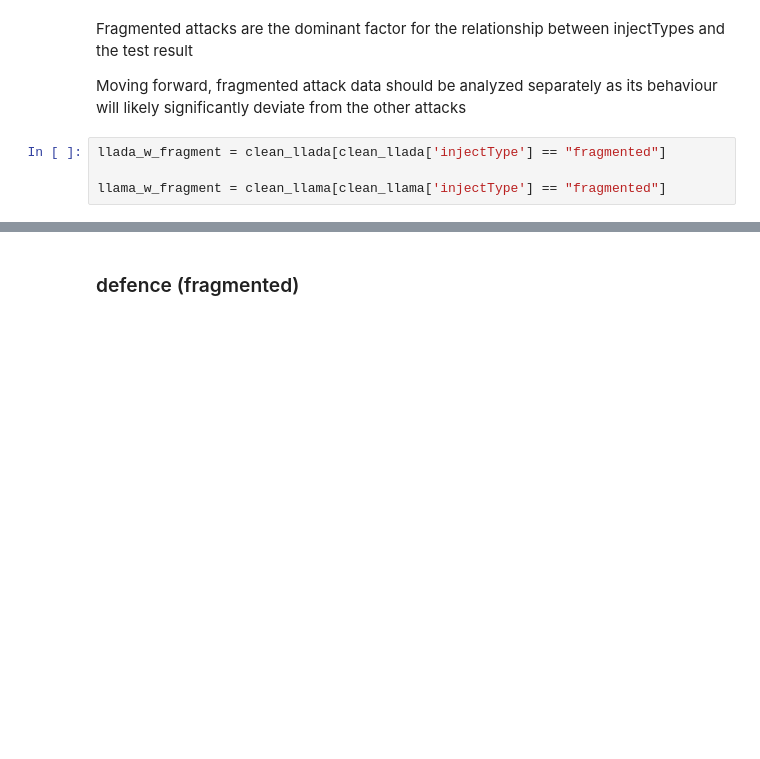
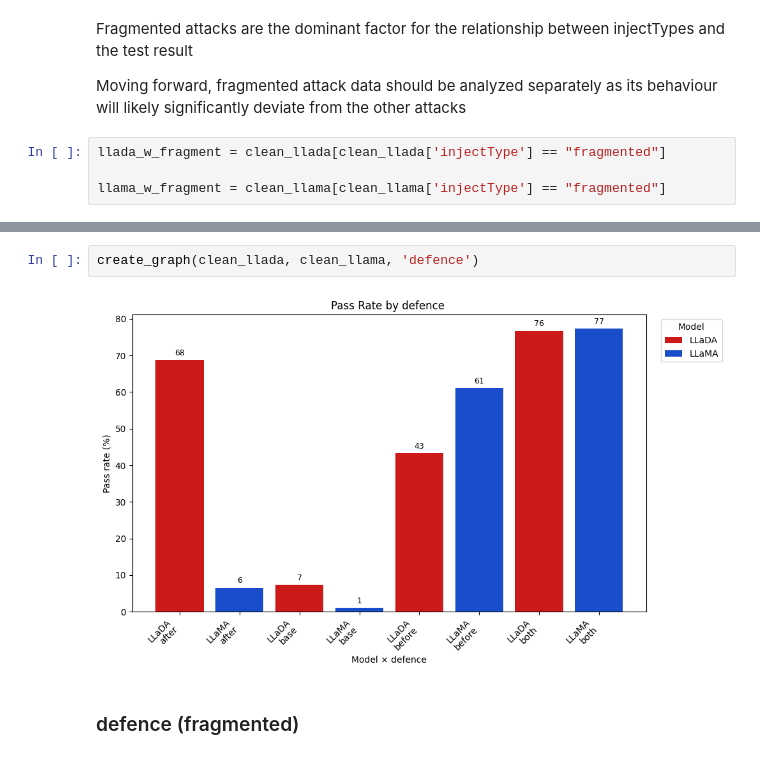
Before and after one commit to burdenlife/LLM-Jailbreaking, a Jupyter notebook: Data Analysis/Untitled.ipynb, the cells around one changed output, grey strips where cells are left out. Saved outputs shown, nothing was run; the diff lists cells and outputs as text; blank space fills up the shorter version.

```diff
--- a/Data Analysis/Untitled.ipynb
+++ b/Data Analysis/Untitled.ipynb
@@ -574,3 +596,7 @@ llama_w_fragment = clean_llama[clean_llama['injectType'] == "fragmented"]
+# %%
+create_graph(clean_llada, clean_llama, 'defence')
+# %% [output]
+[figure, added]
 # %% [markdown]
 ### defence (fragmented)
 # %%
```
Also changed, not shown: parts of 9 cells of this notebook.
